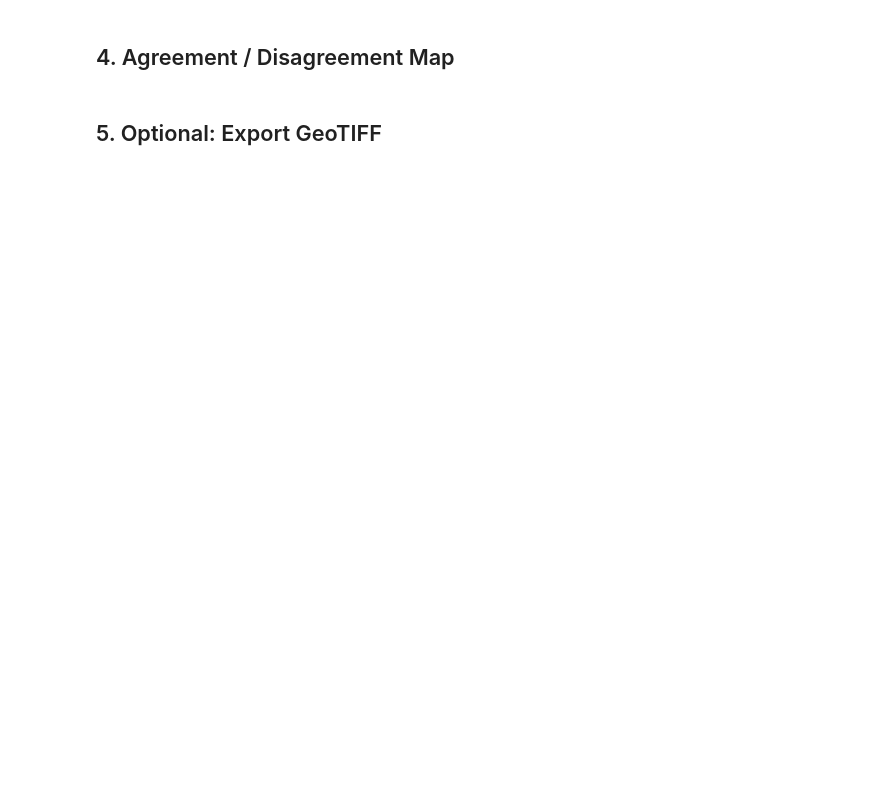
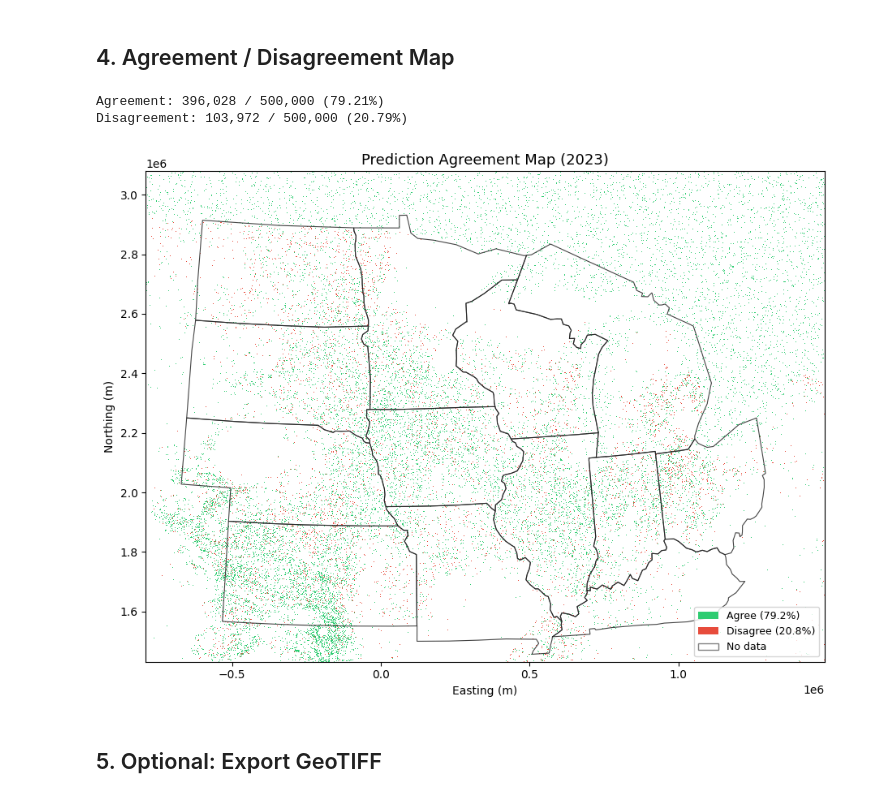
Before and after one commit to SatrunsDream/GeoCrop-Spatiotemporal-Modeling, a Jupyter notebook: notebooks/task4_crop_mapping/04_spatial_maps_and_discussion.ipynb, the cells around one changed output. Saved outputs shown, nothing was run; the diff lists cells and outputs as text; code cells hidden in the pictures; blank space fills up the shorter version.

```diff
--- a/notebooks/task4_crop_mapping/04_spatial_maps_and_discussion.ipynb
+++ b/notebooks/task4_crop_mapping/04_spatial_maps_and_discussion.ipynb
@@ -112,36 +145,44 @@ plt.show()
 # %%
 valid_mask = (true_raster != NODATA) & (pred_raster != NODATA)
 agreement = np.full_like(true_raster, NODATA, dtype=np.int8)
 agreement[valid_mask] = (true_raster[valid_mask] == pred_raster[valid_mask]).astype(np.int8)
 
 n_agree = (agreement == 1).sum()
 n_disagree = (agreement == 0).sum()
 n_total = n_agree + n_disagree
 print(f"Agreement: {n_agree:,} / {n_total:,} ({n_agree / max(n_total, 1):.2%})")
 print(f"Disagreement: {n_disagree:,} / {n_total:,} ({n_disagree / max(n_total, 1):.2%})")
 
 fig, ax = plt.subplots(figsize=(10, 7))
 
 display_raster = np.full_like(agreement, np.nan, dtype=np.float32)
 display_raster[agreement == 1] = 1.0
 display_raster[agreement == 0] = 0.0
 
 cmap_agree = ListedColormap(["#e74c3c", "#2ecc71"])
-im = ax.imshow(display_raster, cmap=cmap_agree, vmin=0, vmax=1, interpolation="nearest")
+im = ax.imshow(display_raster, cmap=cmap_agree, vmin=0, vmax=1,
+               interpolation="nearest", extent=geo_extent, aspect="equal")
 ax.set_title(f"Prediction Agreement Map ({cfg['panel']['test_year']})", fontsize=13)
-ax.set_xlabel("Column (ix)")
-ax.set_ylabel("Row (iy)")
+ax.set_xlabel("Easting (m)")
+ax.set_ylabel("Northing (m)")
+
+if states is not None and not getattr(states, "empty", True):
+    states.boundary.plot(ax=ax, color="#222222", linewidth=0.8, alpha=0.85)
 
 legend_elements = [
     Patch(facecolor="#2ecc71", label=f"Agree ({n_agree / max(n_total, 1):.1%})"),
     Patch(facecolor="#e74c3c", label=f"Disagree ({n_disagree / max(n_total, 1):.1%})"),
     Patch(facecolor="white", edgecolor="gray", label="No data"),
 ]
 ax.legend(handles=legend_elements, loc="lower right", fontsize=9)
 
 plt.tight_layout()
 fig.savefig(FIGURES_DIR / "task4_agreement_map.png", dpi=150, bbox_inches="tight")
 plt.show()
+# %% [output]
+Agreement: 396,028 / 500,000 (79.21%)
+Disagreement: 103,972 / 500,000 (20.79%)
+[figure, added]
 # %% [markdown]
 ## 5. Optional: Export GeoTIFF
 # %%
```
Also changed, not shown: parts of 5 cells of this notebook, 29 other files.
